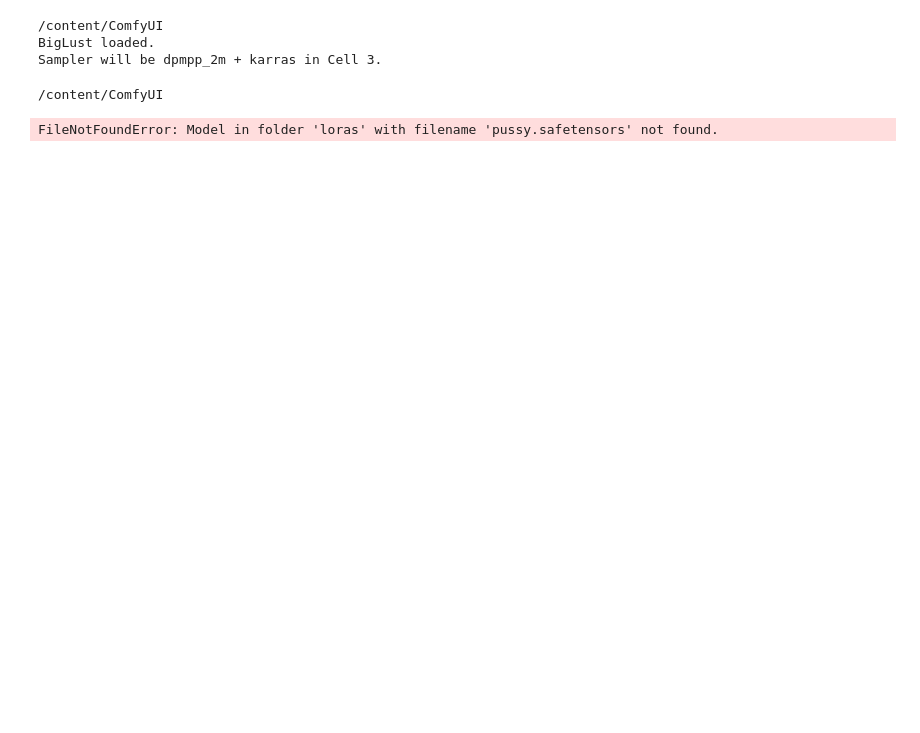
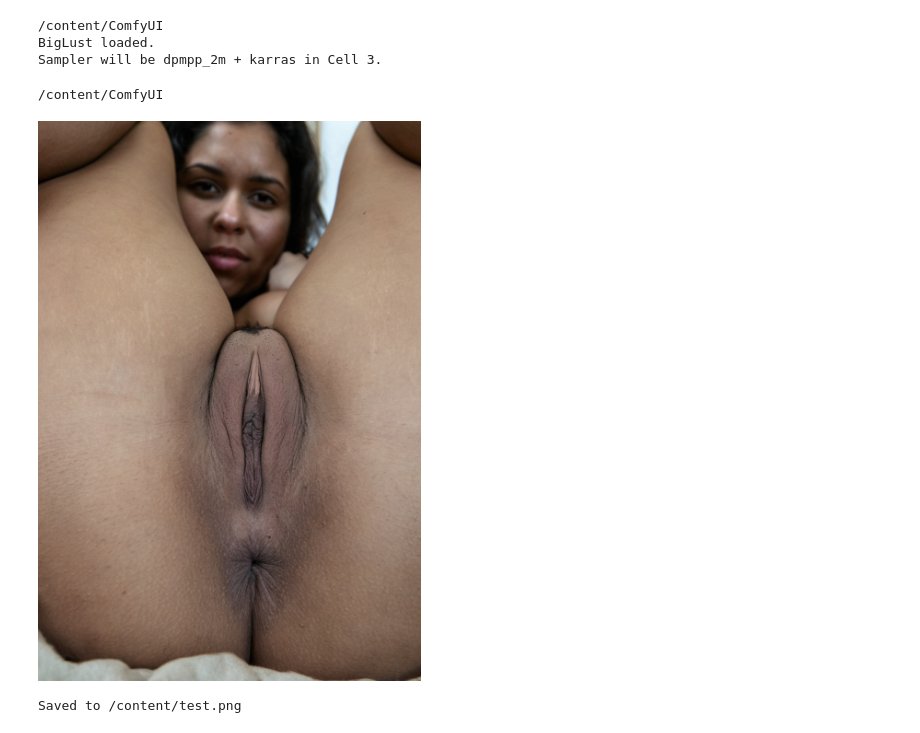
Before and after one commit to niofrequency/google-collab_image, a Jupyter notebook: BIGLUST.ipynb, the cells around one changed output. Drawn from its saved outputs; the diff is of its cells as text; code cells hidden in the pictures; blank space fills up the shorter version.

```diff
--- a/BIGLUST.ipynb
+++ b/BIGLUST.ipynb
@@ -108,38 +108,39 @@ with torch.inference_mode():
     clip = ckpt[1]
     vae = ckpt[2]
 
-
     seed = 0
     steps = 25
     cfg = 4.5
     sampler_name = "dpmpp_2m"
     scheduler = "karras"
     width = 832
     height = 1216
 
     positive_prompt = "Her full face and vagina in the shot, chubby latina woman holding her thick thighs, medium close-up, low-angle perspective from between the legs of a naked Latina woman. Highly detailed natural vulva, realistic labia majora and minora with natural folds, asymmetry and texture, visible clitoral hood, realistic pubic hair that is not perfectly trimmed, subtle natural moisture and skin sheen only on the genitals, visible pores, fine skin texture, slight natural imperfections, not smooth, not plastic. The woman is holding her legs up, spreading wide, looking down at the camera with a seductive expression. Shallow depth of field, raw photograph, highly detailed anatomy, photorealistic skin texture, 8k, natural lighting"
     negative_prompt = "plastic skin, glossy skin, oily skin, waxy skin, airbrushed, over-smoothed, excessive shine, artificial wetness, cgi, 3d render, doll-like, smooth skin, bright red labia, cartoon vulva, artificial anatomy, 色调艳丽，过曝，静态，细节模糊不清，字幕，风格，作品，画作，画面，静止，整体发灰，最差质量，低质量，JPEG压缩残留，丑陋的，残缺的，多余的手指，画得不好的手部，画得不好的脸部，畸形的，毁容的，形态畸形的肢体，手指融合，静止不动的画面，杂乱的背景，三条腿，背景人很多，倒着走"
 
     positive = CLIPTextEncode.encode(clip, positive_prompt)[0]
     negative = CLIPTextEncode.encode(clip, negative_prompt)[0]
     latent_image = EmptyLatentImage.generate(width, height)[0]
 
     if seed == 0:
         random.seed(int(time.time()))
         seed = random.randint(0, 18446744073709551615)
 
-    samples = KSampler.sample(lora, seed, steps, cfg, sampler_name, scheduler, positive, negative, latent_image)[0]
+    # Fixed: Passing 'unet' instead of undefined 'lora'
+    samples = KSampler.sample(unet, seed, steps, cfg, sampler_name, scheduler, positive, negative, latent_image)[0]
     decoded = VAEDecode.decode(vae, samples)[0].detach()
 
     img_array = (decoded.cpu().numpy() * 255).clip(0, 255).astype(np.uint8)[0]
     image = Image.fromarray(img_array)
     image.save("/content/test.png")
     display(image)
 
 print("Saved to /content/test.png")
 # %% [output]
 /content/ComfyUI
+[figure, added]
-FileNotFoundError: Model in folder 'loras' with filename 'pussy.safetensors' not found.
+Saved to /content/test.png
 # %%
 # ========== BigLust API + Cloudflare Tunnel ==========
 %cd /content/ComfyUI
```
Also changed, not shown: parts of 2 cells of this notebook.
